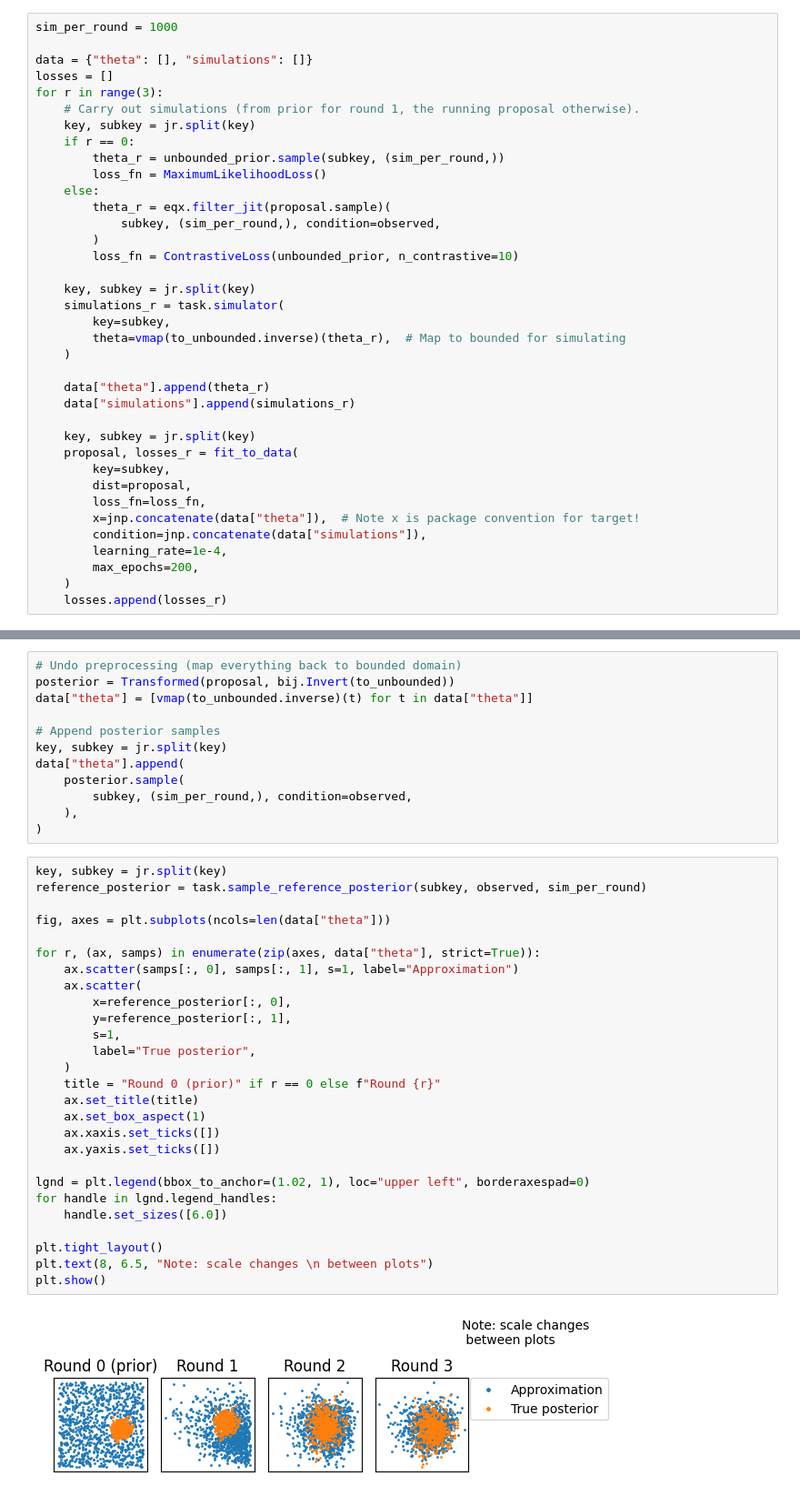
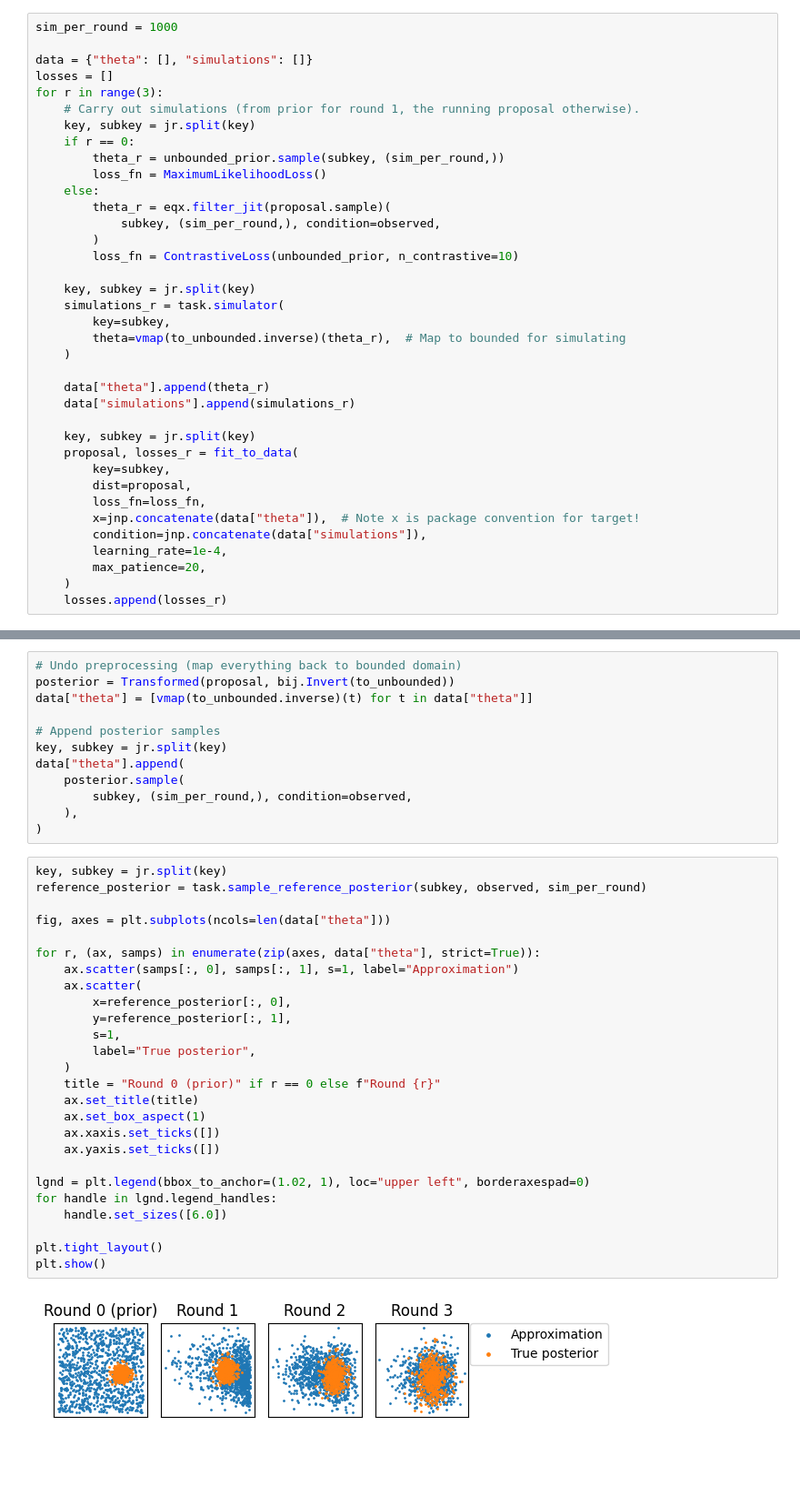
Before and after one commit to danielward27/flowjax, a Jupyter notebook: docs/examples/snpe.ipynb, the cells around one changed output, grey strips where cells are left out. Shown at 91% size. Saved outputs shown, nothing was run; the diff lists cells and outputs as text; blank space fills up the shorter version.

```diff
--- a/docs/examples/snpe.ipynb
+++ b/docs/examples/snpe.ipynb
@@ -89,7 +89,7 @@ for r in range(3):
         x=jnp.concatenate(data["theta"]),  # Note x is package convention for target!
         condition=jnp.concatenate(data["simulations"]),
         learning_rate=1e-4,
-        max_epochs=200,
+        max_patience=20,
     )
     losses.append(losses_r)
 # %% [markdown]
@@ -109,29 +109,28 @@ data["theta"].append(
 # %%
 key, subkey = jr.split(key)
 reference_posterior = task.sample_reference_posterior(subkey, observed, sim_per_round)
 
 fig, axes = plt.subplots(ncols=len(data["theta"]))
 
 for r, (ax, samps) in enumerate(zip(axes, data["theta"], strict=True)):
     ax.scatter(samps[:, 0], samps[:, 1], s=1, label="Approximation")
     ax.scatter(
         x=reference_posterior[:, 0],
         y=reference_posterior[:, 1],
         s=1,
         label="True posterior",
     )
     title = "Round 0 (prior)" if r == 0 else f"Round {r}"
     ax.set_title(title)
     ax.set_box_aspect(1)
     ax.xaxis.set_ticks([])
     ax.yaxis.set_ticks([])
 
 lgnd = plt.legend(bbox_to_anchor=(1.02, 1), loc="upper left", borderaxespad=0)
 for handle in lgnd.legend_handles:
     handle.set_sizes([6.0])
 
 plt.tight_layout()
-plt.text(8, 6.5, "Note: scale changes \n between plots")
 plt.show()
 # %% [output]
-[figure, old version]
+[figure, new version]
```
Also changed, not shown: 1 other file.
